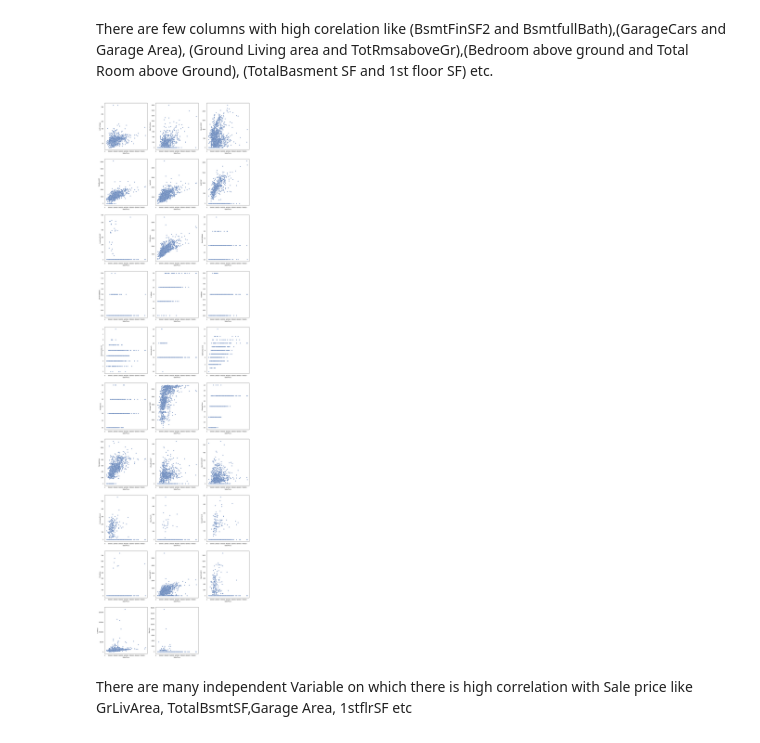
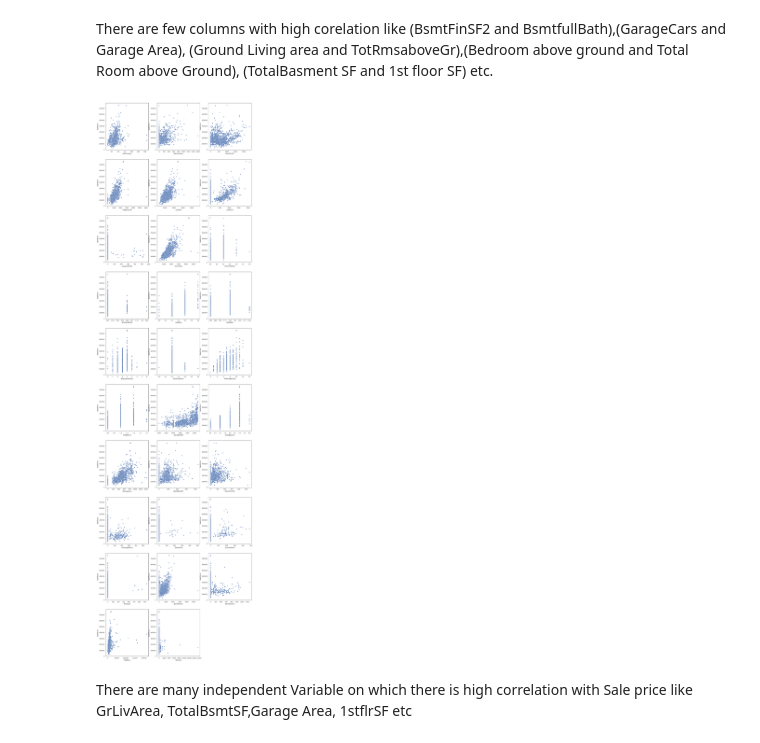
Before and after one commit to Rohitnith/Data-Science-Projects, a Jupyter notebook: Housing Price Prediction.ipynb, the cells around one changed output. Saved outputs shown, nothing was run; the diff lists cells and outputs as text; code cells hidden in the pictures.

```diff
--- a/Housing Price Prediction.ipynb
+++ b/Housing Price Prediction.ipynb
@@ -49,7 +49,7 @@ pd.set_option("display.max_colwidth", None)
 # %%
 #Reading data
 #Housing data= hd
-hd= pd.read_csv(r"C:\Users\Rohit Chaudhary\Desktop\Upgrad notes\ML2\Assignment\train.csv")
+hd= pd.read_csv("train.csv")
 hd.head()
 # %% [output]
 |  | Id | MSSubClass | MSZoning | LotFrontage | LotArea | Street | Alley | LotShape | LandContour | ... |
@@ -227,13 +227,13 @@ There are few columns with high corelation like (BsmtFinSF2 and BsmtfullBath),(G
 # %%
 #Lets visualize countplot on Numeric data
 plt.subplots(figsize=(20,110))
 j=1
 for i in numeric:
     plt.subplot(int((len(nominal)/2)+1),3,j)
-    sns.scatterplot(data=hd, x= "SalePrice",y=i)
+    sns.scatterplot(data=hd, x=i ,y="SalePrice")
     j=j+1
 # %% [output]
-[figure, old version]
+[figure, new version]
 # %% [markdown]
 There are many independent Variable on which there is high correlation with Sale price like GrLivArea, TotalBsmtSF,Garage Area, 1stflrSF etc
 # %%
```
Also changed, not shown: parts of 12 cells of this notebook.
